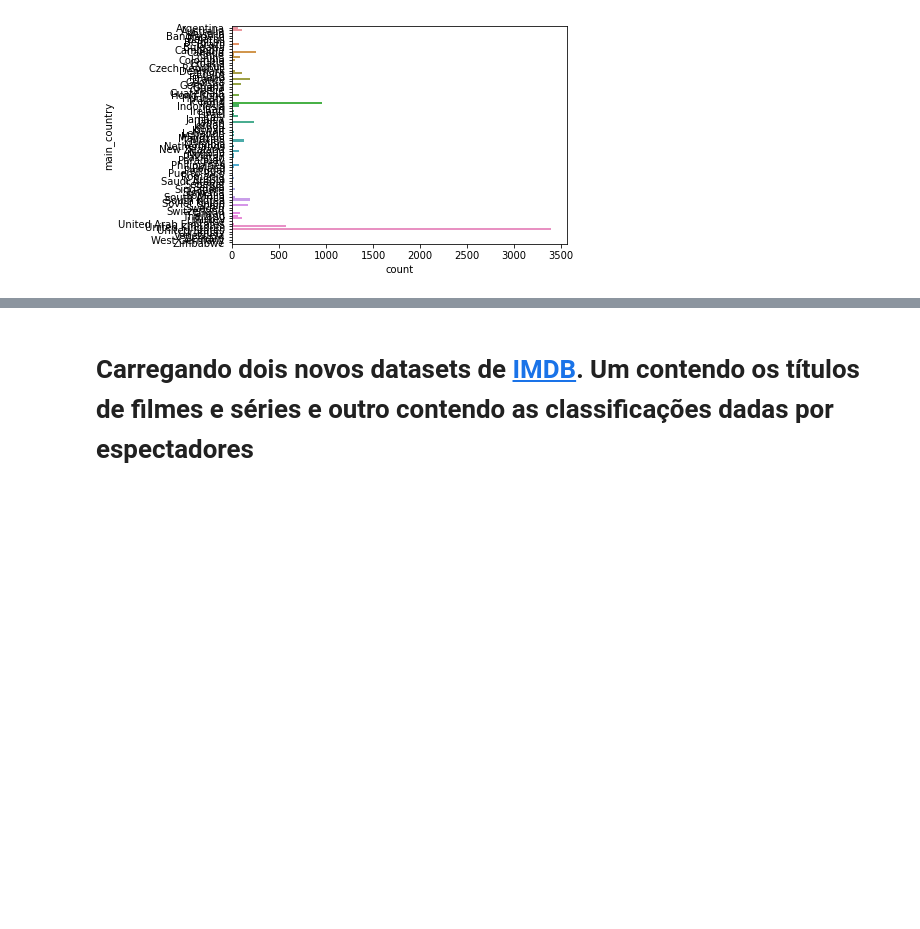
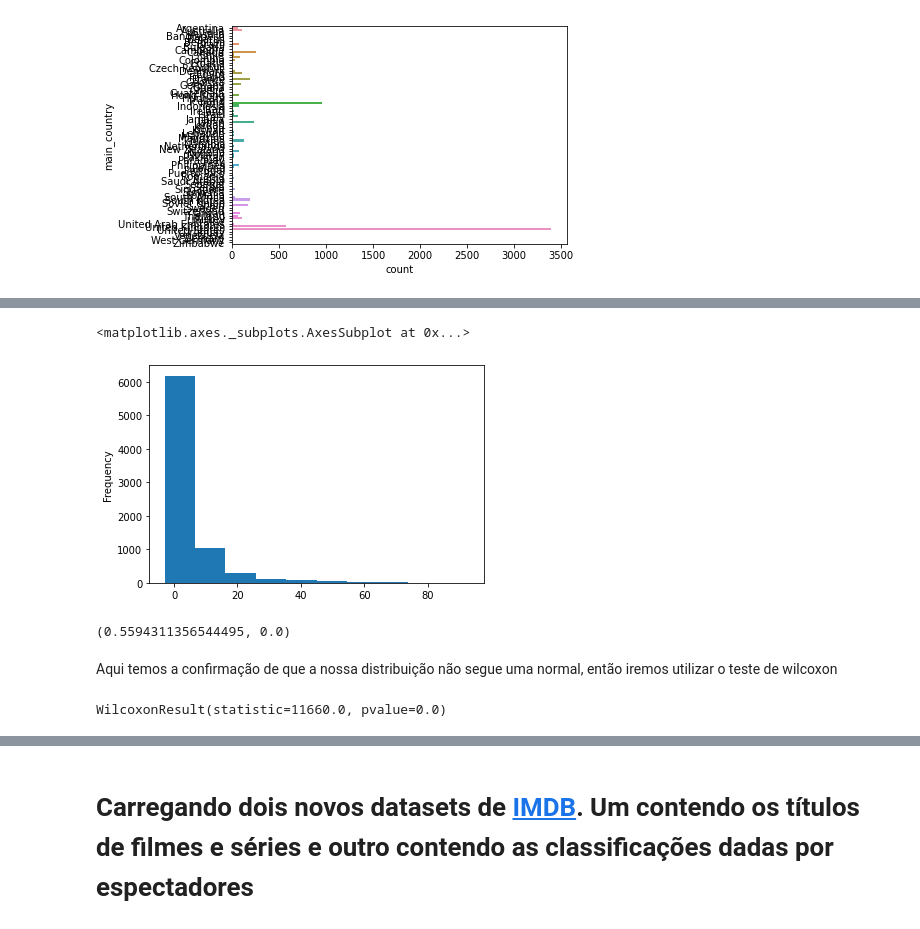
Before and after one commit to danielcti/data-science-project, a Jupyter notebook: dataVisualizationNetflix.ipynb, the cells around one changed output, grey strips where cells are left out. Saved outputs shown, nothing was run; the diff lists cells and outputs as text; code cells hidden in the pictures; blank space fills up the shorter version.

Commit message:
Agora foi teste de hipótese

```diff
--- a/dataVisualizationNetflix.ipynb
+++ b/dataVisualizationNetflix.ipynb
@@ -614,0 +665,15 @@ sns.countplot(y='main_country',data=df)
+# %%
+df['year_difference'].plot(kind='hist')
+# %% [output]
+<matplotlib.axes._subplots.AxesSubplot at 0x...>
+[figure, added]
+# %%
+stats.shapiro(df['year_difference'])
+# %% [output]
+(0.5594311356544495, 0.0)
+# %% [markdown]
+Aqui temos a confirmação de que a nossa distribuição não segue uma normal, então iremos utilizar o teste de wilcoxon
+# %%
+stats.wilcoxon(df['year_added'], df['release_year'])
+# %% [output]
+WilcoxonResult(statistic=11660.0, pvalue=0.0)
```
Also changed, not shown: parts of 28 cells of this notebook.
